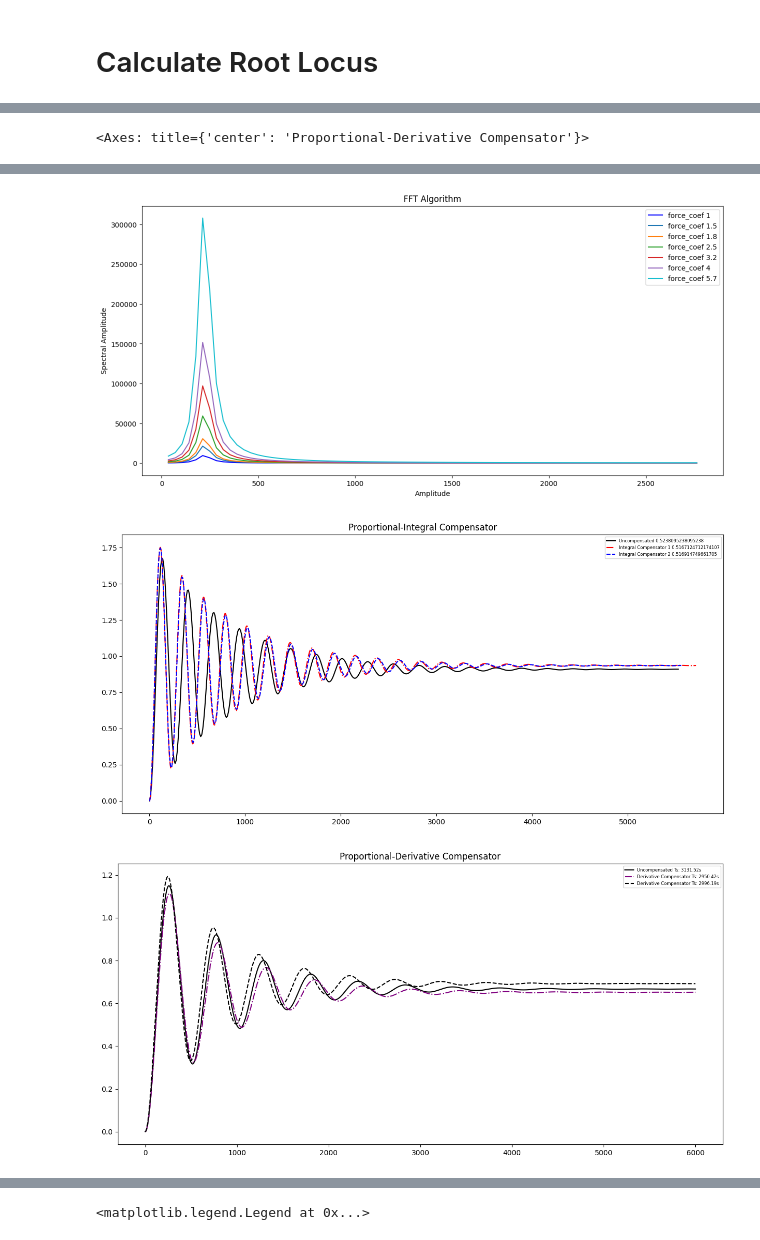
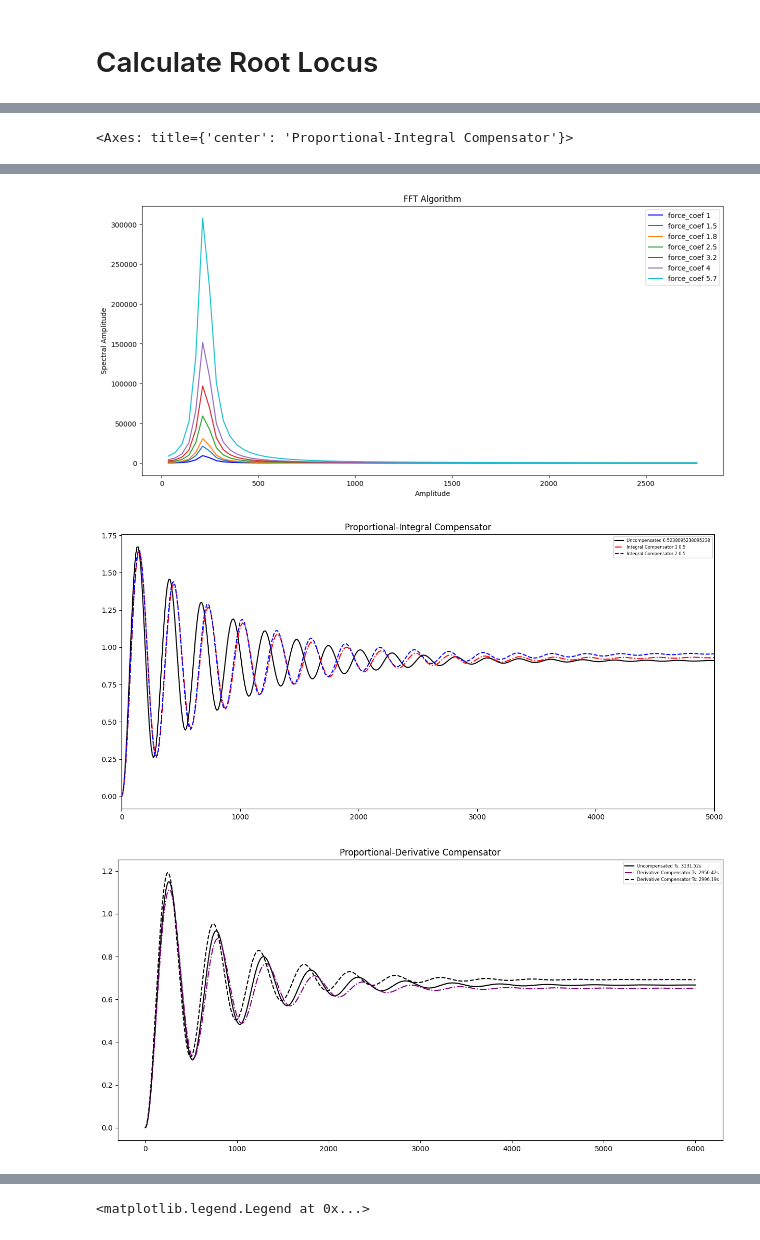
Before and after one commit to ciaattt/PTMD, a Jupyter notebook: PTMD/Sisken.ipynb, the cells around one changed output, grey strips where cells are left out. Saved outputs shown, nothing was run; the diff lists cells and outputs as text; code cells hidden in the pictures.

```diff
--- a/PTMD/Sisken.ipynb
+++ b/PTMD/Sisken.ipynb
@@ -109,17 +109,17 @@ def Integral_Compensation():
 
     s = control.TransferFunction.s
     k = 0.1 #this value agree k > -0.01
-    k_1 = 0.13 #analytic proposed value with bound [0 , 66.87)
-    k_2 = 0.14 #analytic proposed value with bound [0 , 66.87)
+    k_1 = 0.083 #analytic proposed value with bound [0 , 66.87)
+    k_2 = 0.084 #analytic proposed value with bound [0 , 66.87)
     function = k/(coeff[0]*s**2 + coeff[1]*s + coeff[2]) #Based function
     function_closed = control.feedback(function)
     Kp = control.evalfr(function_closed, 0).real
     ess = 1/(1+Kp)
-    function_1 = (k_1*((s+1.001)/(s+0.9))/(coeff[0]*s**2 + coeff[1]*s + coeff[2])) #Proposed integral compensator
+    function_1 = (k_1*((s+0.0001)/(s))/(coeff[0]*s**2 + coeff[1]*s + coeff[2])) #Proposed integral compensator
     function_1_closed = control.feedback(function_1)
     Kp_1 = control.evalfr(function_1_closed, 0).real
     ess_1 = 1/(1+Kp_1)
-    function_2 = (k_2*((s+1.02)/(s+1))/(coeff[0]*s**2 + coeff[1]*s + coeff[2])) #Proposed integral compensator
+    function_2 = (k_2*((s+0.0002)/(s))/(coeff[0]*s**2 + coeff[1]*s + coeff[2])) #Proposed integral compensator
     function_2_closed = control.feedback(function_2)
     Kp_2 = control.evalfr(function_2_closed, 0).real
     ess_2 = 1/(1+Kp_2)
@@ -133,6 +133,7 @@ def Integral_Compensation():
     ax.plot(t,y, color = 'black', label = f'Uncompensated {ess}')
     ax.plot(t1,y1, color = 'red', linestyle = '-.', label = f'Integral Compensator 1 {ess_1}')
     ax.plot(t2,y2, color = 'blue', linestyle = '--', label = f'Integral Compensator 2 {ess_2}')
+    ax.set_xlim([0,5000])
     ax.set_title("Proportional-Integral Compensator")
     ax.legend(prop={'size':6})
 
@@ -178,9 +179,47 @@ def Derivative_Compensation():
     fig.savefig("File Sisken/Derivative Compensation")
     return ax
 
+def PID_Compensation():
+
+    s = control.TransferFunction.s
+    k = 0.1 #this value agree k > -0.01
+    k_1 = 0.56 #analytic proposed value with bound [0 , 66.87)
+    k_2 = 0.54 #analytic proposed value with bound [0 , 66.87)
+    function = k/(coeff[0]*s**2 + coeff[1]*s + coeff[2]) #Based function
+    function_closed = control.feedback(function)
+    Kp = control.evalfr(function_closed, 0).real
+    ess = 1/(1+Kp)
+    function_1 = (k_1*((s+0.001)/(s+0.009))/(coeff[0]*s**2 + coeff[1]*s + coeff[2])) #Proposed integral compensator
+    function_1_closed = control.feedback(function_1)
+    Kp_1 = control.evalfr(function_1_closed, 0).real
+    ess_1 = 1/(1+Kp_1)
+    function_2 = (k_2*((s+0.09)/(s+0.1))/(coeff[0]*s**2 + coeff[1]*s + coeff[2])) #Proposed integral compensator
+    function_2_closed = control.feedback(function_2)
+    Kp_2 = control.evalfr(function_2_closed, 0).real
+    ess_2 = 1/(1+Kp_2)
+    #rlist, klist = control.rlocus(function, xlim=[-20,5])
+    t2,y2 = control.step_response(function_2_closed) #s = 0, K =
+    t1,y1 = control.step_response(function_1_closed) #s = 0, K =
+    t,y = (control.step_response(function_closed))
+    info = (control.step_info(function_closed))
+    info_1 = (control.step_info(function_1_closed))
+    info_2 = (control.step_info(function_2_closed))
+
+    # Create Plot
+    fig, ax = plt.subplots(figsize=(15,7))
+    ax.plot(t,y, color = 'black', label = f"Uncompensated {ess}, Ts: {info['SettlingTime']:.2f}s")
+    ax.plot(t1,y1, color = 'red', linestyle = '-.', label = f"Proportional Integral Derivative Compensator 1 {ess_1}, Ts: {info_1['SettlingTime']:.2f}s")
+    ax.plot(t2,y2, color = 'blue', linestyle = '--', label = f"Proportional Integral Derivative Compensator 1 {ess_2}, Ts: {info_2['SettlingTime']:.2f}s")
+    ax.set_title("Proportional-Integral Compensator")
+    ax.legend(prop={'size':6})
+    fig.savefig("File Sisken/Proportional Integral Derivative Compensation")
+
+    return ax
+
 Transfer_function(coeff)
 Integral_Compensation()
 Derivative_Compensation()
+PID_Compensation()
 # %% [output]
           1
 ----------------------
@@ -205,6 +244,6 @@ Derivative_Compensation()
-<Axes: title={'center': 'Proportional-Derivative Compensator'}>
+<Axes: title={'center': 'Proportional-Integral Compensator'}>
 [figure]
 [figure]
 [figure]
-[figure, old version]
+[figure, new version]
 [figure]
```
Also changed, not shown: parts of 3 cells of this notebook, 2 other files.
